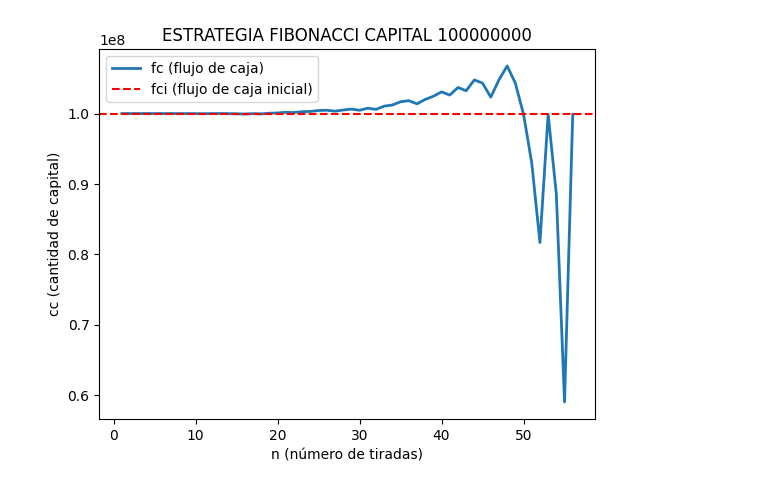
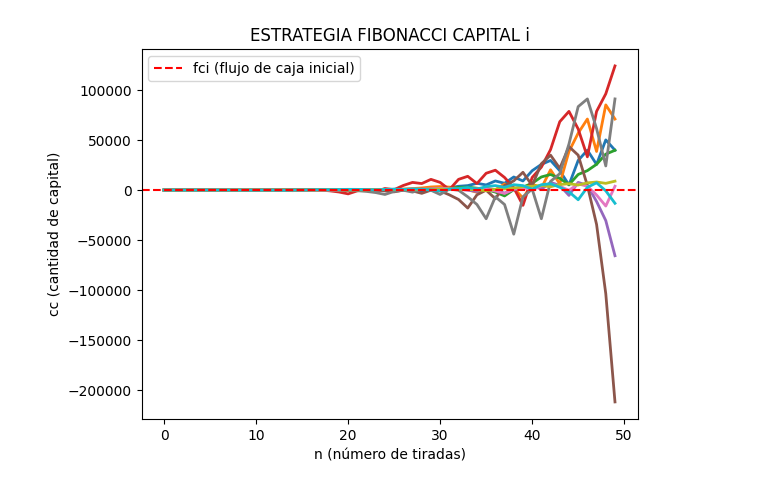
Before and after one commit to 7Rena7/practicas-simulacion-2024, a Jupyter notebook: tp1-2-analisis-economico-ruleta/apuestas-ruleta.ipynb, the cells around one changed output. Saved outputs shown, nothing was run; the diff lists cells and outputs as text; code cells hidden in the pictures.

Commit message:
histograma de frecuencia y herencia de fibonacci

```diff
--- a/tp1-2-analisis-economico-ruleta/apuestas-ruleta.ipynb
+++ b/tp1-2-analisis-economico-ruleta/apuestas-ruleta.ipynb
@@ -5,15 +7,17 @@ import matplotlib.pyplot as plt
-# %%
-cantidad_tiradas = 100
-apuesta_inicial = 500
-capital = 100000000
+# %%
+tipo_capital = "i"
+cantidad_tiradas = 50
+cantidad_corridas = 10
+apuesta_inicial = 5
+capital_inicial = 1000 if tipo_capital == "f" else 0
 # %%
 rojo = [1, 3, 5, 7, 9, 12, 14, 16, 18, 19, 21, 23, 25, 27, 30, 32, 34, 36]
 # %%
 def fibonacci(listado_apuestas, is_win):
     """
     Implementa un sistema de apuestas basado en la estrategia de progresión Fibonacci.
-    Si la apuesta es ganadora, se suma el valor de las ultmas dos apuestas.
-    SI la apuesta es perdedora, se retrocede dos posiciones en el listado.
+    Si la apuesta es ganadora, se retrocede dos posiciones en el listado.
+    Si la apuesta es perdedora, se suma el valor de las ultmas dos apuestas.
 
     Parameters:
     listado_apuestas (list): Lista que contiene los montos de las apuestas previas.
@@ -26,7 +30,7 @@ def fibonacci(listado_apuestas, is_win):
     ultima_apuesta = listado_apuestas[-1]
     if is_win:
         capital += ultima_apuesta
-        proxima_apuesta = max(listado_apuestas[-2] if len(listado_apuestas) > 1 else ultima_apuesta, apuesta_inicial)
+        proxima_apuesta = max(listado_apuestas[-3] if len(listado_apuestas) > 2 else ultima_apuesta, apuesta_inicial)
     else:
         capital -= ultima_apuesta
         proxima_apuesta = max(sum(listado_apuestas[-2:]) if len(listado_apuestas) > 1 else ultima_apuesta, apuesta_inicial)
@@ -93,20 +150,23 @@ df.head(100)
 # %%
-def grafico_flujo_caja(listado_capital):
-    global cantidad_tiradas
+def grafico_flujo_caja(listado_capital_total):
+    global capital_inicial, tipo_capital
 
     fig, ax = plt.subplots()
 
-    ax.set_title(f"ESTRATEGIA FIBONACCI CAPITAL {listado_capital[0]}")
+    ax.set_title(f"ESTRATEGIA FIBONACCI CAPITAL {tipo_capital}")
     ax.set_xlabel('n (número de tiradas)')
     ax.set_ylabel('cc (cantidad de capital)')
 
-    ax.plot([i for i in range(1, len(listado_apuestas) + 1)], listado_capital, linewidth=2.0, label='fc (flujo de caja)')
+    for listado_capital in listado_capital_total:
+        ax.plot(listado_capital, linewidth=2.0, )
 
-    ax.axhline(listado_capital[0], color='r', linestyle='--', label='fci (flujo de caja inicial)')
+    ax.axhline(capital_inicial, color='r', linestyle='--', label='fci (flujo de caja inicial)')
+
+    ax.ticklabel_format(axis='y', style='plain')
 
     plt.legend()
     plt.show()
 # %%
-grafico_flujo_caja(listado_capital)
+grafico_flujo_caja(listado_capital_total)
 # %% [output]
-[figure, old version]
+[figure, new version]
```
Also changed, not shown: parts of 10 cells of this notebook, 1 other file.
